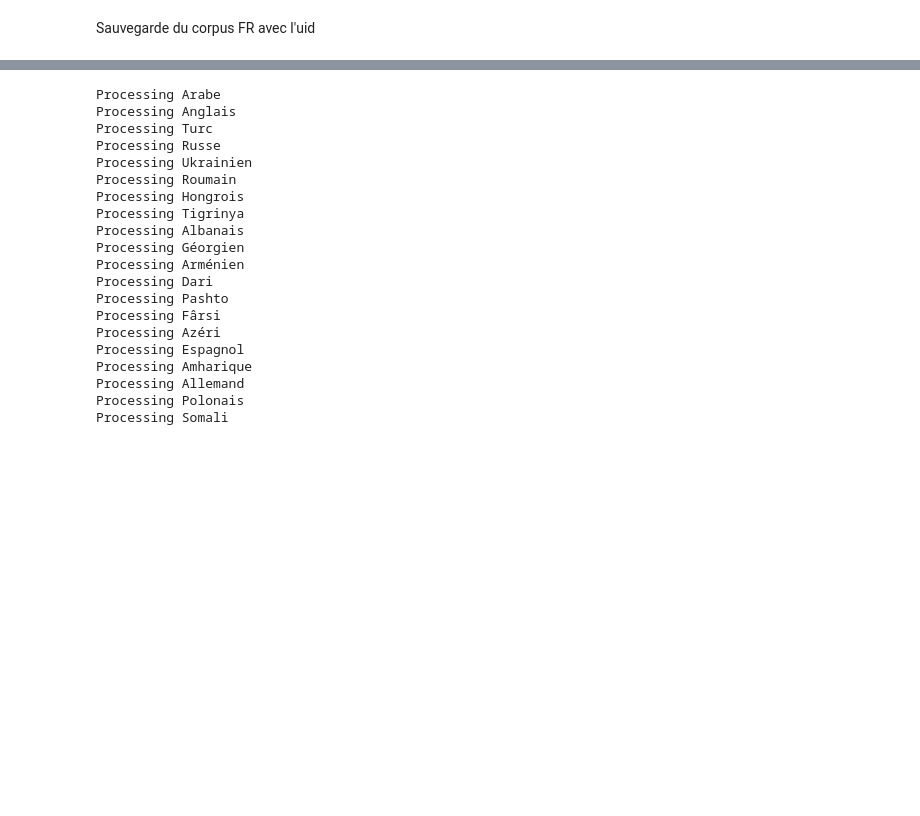
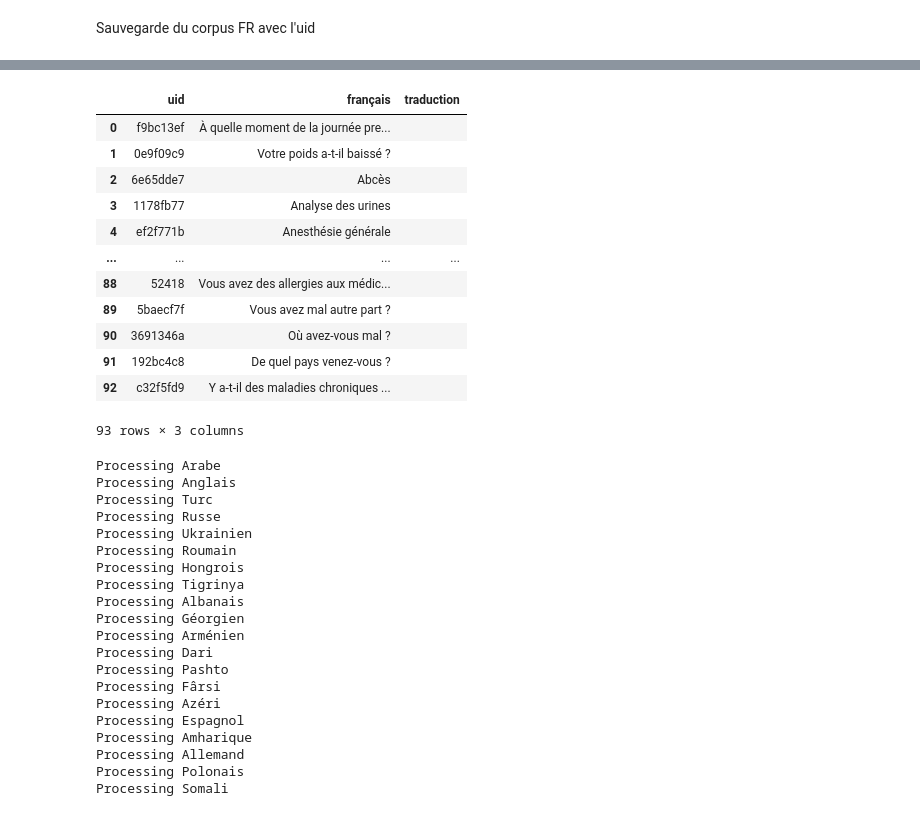
Before and after one commit to gretiere545/corpus, a Jupyter notebook: corpus_maker_init.ipynb, the cells around one changed output, grey strips where cells are left out. Cells and saved outputs as stored; diff of their text form; code cells hidden in the pictures; blank space fills up the shorter version.

```diff
--- a/corpus_maker_init.ipynb
+++ b/corpus_maker_init.ipynb
@@ -186,3 +212,21 @@ len(df_corpus)
+# %%
+df_temp = df_temp[['uid','français', 'traduction']]
+# %%
+df_temp
+# %% [output]
+|  | uid | français | traduction |
+| 0 | f9bc13ef | À quelle moment de la journée pre... |  |
+| 1 | 0e9f09c9 | Votre poids a-t-il baissé ? |  |
+| 2 | 6e65dde7 | Abcès |  |
+| 3 | 1178fb77 | Analyse des urines |  |
+| 4 | ef2f771b | Anesthésie générale |  |
+| ... | ... | ... | ... |
+| 88 | 52418 | Vous avez des allergies aux médic... |  |
+| 89 | 5baecf7f | Vous avez mal autre part ? |  |
+| 90 | 3691346a | Où avez-vous mal ? |  |
+| 91 | 192bc4c8 | De quel pays venez-vous ? |  |
+| 92 | c32f5fd9 | Y a-t-il des maladies chroniques ... |  |
+93 rows × 3 columns
 # %%
 # on charge le contenu des onglets existants
 uri = corpus_trad_med_neu_uri
```
Also changed, not shown: parts of 12 cells of this notebook.
